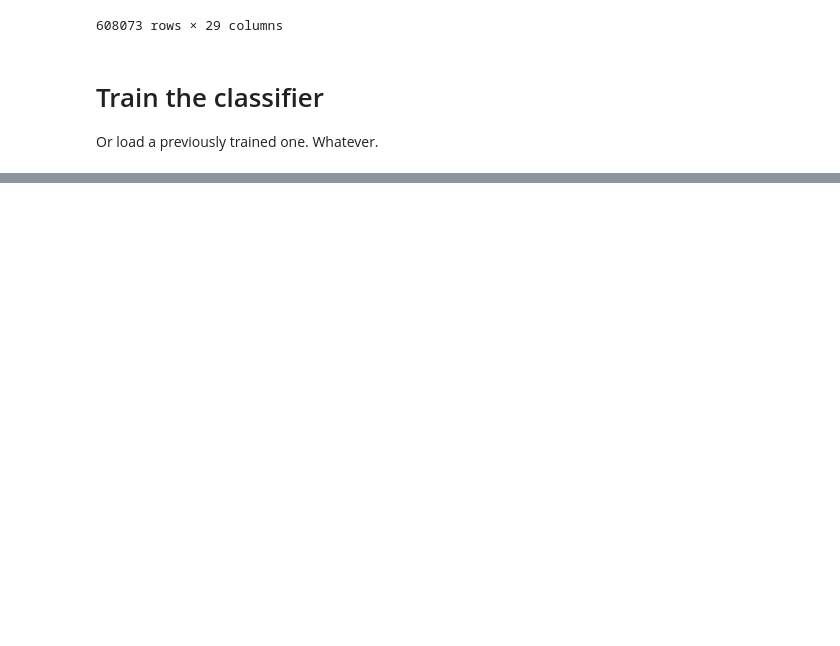
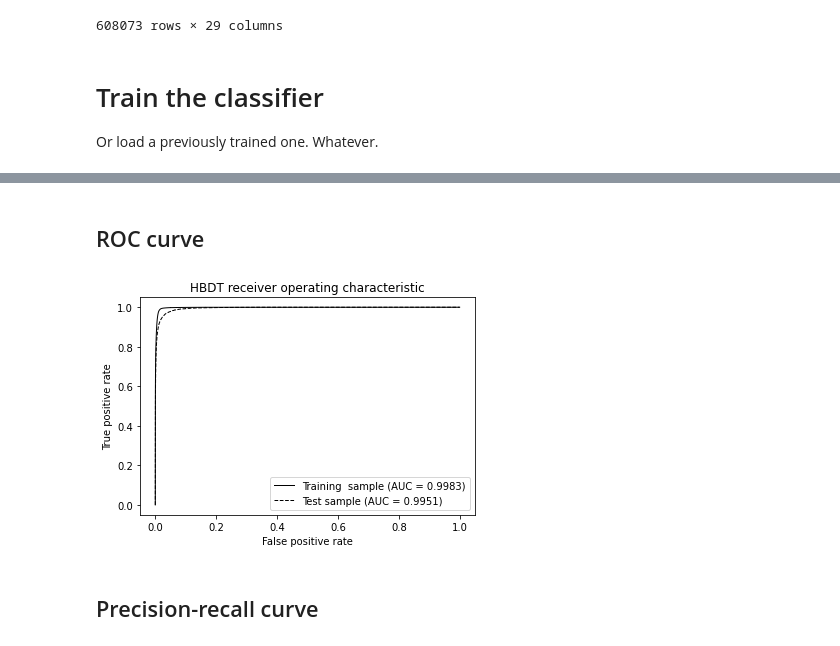
Before and after one commit to alatios/lb2jpsil_classifier-studies, a Jupyter notebook: 20_HBDT/21_train_and_evaluate_HBDT.ipynb, the cells around one changed output, grey strips where cells are left out. Cells and saved outputs as stored; diff of their text form; code cells hidden in the pictures; blank space fills up the shorter version.

```diff
--- a/20_HBDT/21_train_and_evaluate_HBDT.ipynb
+++ b/20_HBDT/21_train_and_evaluate_HBDT.ipynb
@@ -12,11 +17,13 @@ save_plots = False
 show_titles = True
 ## Toggle plot grid
 show_grid = False
+## Black and white?
+black_and_white = True
 
 ## If true, load existing model (does not train a new one)
 load_existing = False
 ## If true, save the trained model
-save_model = False
+save_model = True
 
 ## If true, evaluate and save feature importances
 ## Otherwise, load previous results
@@ -169,0 +182,6 @@ KeyboardInterrupt:
+# %%
+## predict_proba returns a NumberOfEvents * NumberOfClasses matrix
+## The way we have defined it, the second column is the probability of class 1 (i.e. signal)
+## Therefore we get that one
+Y_train_proba_predicted = HBDT.predict_proba(X_train)[:,1]
+Y_test_proba_predicted = HBDT.predict_proba(X_test)[:,1]
@@ -169,0 +270,44 @@ KeyboardInterrupt:
+# %% [markdown]
+## ROC curve
+# %%
+train_false_positives, train_true_positives, train_roc_thresholds = metrics.roc_curve(Y_train, Y_train_proba_predicted)
+train_auc = metrics.roc_auc_score(Y_train, Y_train_proba_predicted)
+
+test_false_positives, test_true_positives, test_roc_thresholds = metrics.roc_curve(Y_test, Y_test_proba_predicted)
+test_auc = metrics.roc_auc_score(Y_test, Y_test_proba_predicted)
+# %%
+if not black_and_white:
+    train_color = 'tab:red'
+    test_color = 'tab:blue'
+    linewidth=1.5
+else:
+    train_color = 'black'
+    test_color='black'
+    linewidth=1
+
+plt.plot(train_false_positives,
+         train_true_positives,
+         label=f'Training  sample (AUC = {train_auc:.4f})',
+         color=train_color,
+         linestyle='-',
+         linewidth=linewidth
+)
+plt.plot(test_false_positives,
+         test_true_positives,
+         label=f'Test sample (AUC = {test_auc:.4f})',
+         color=test_color,
+         linestyle='--',
+         linewidth=linewidth
+)
+
+plt.xlabel('False positive rate')
+plt.ylabel('True positive rate')
+
+plt.legend()
+if show_titles:
+    plt.title("HBDT receiver operating characteristic")
+plt.show()
+# %% [output]
+[figure, added]
+# %% [markdown]
+## Precision-recall curve
```
Also changed, not shown: parts of 28 cells of this notebook.
